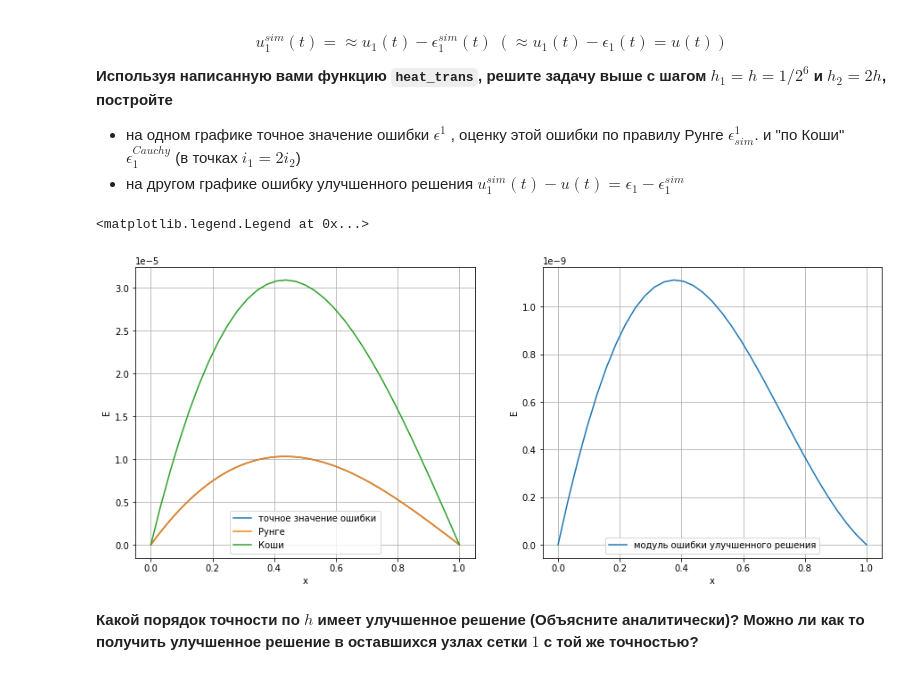
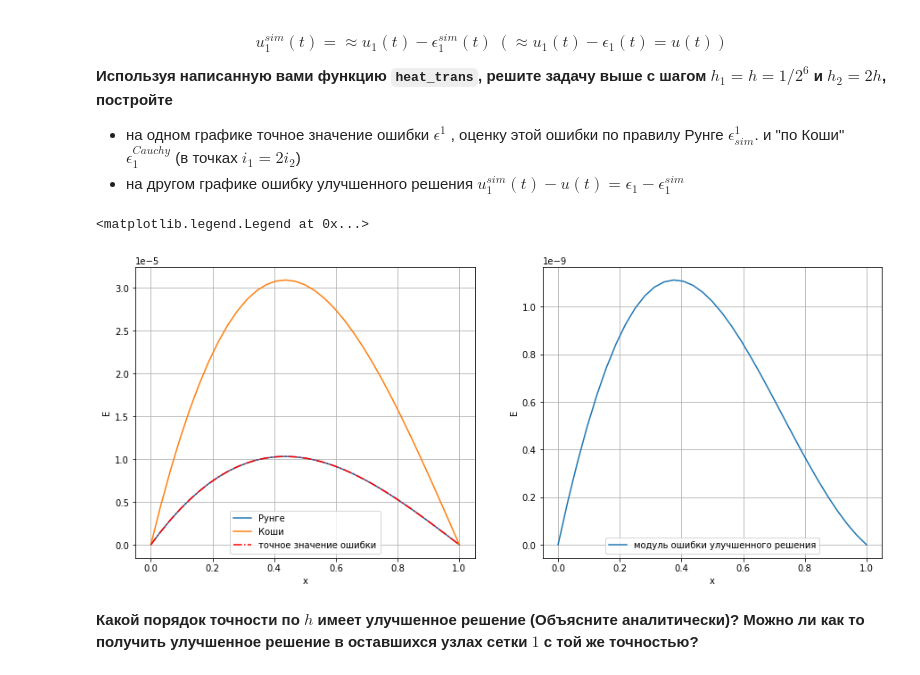
Before and after one commit to DziyanaC/---, a Jupyter notebook: diffusion_eq.ipynb, the cells around one changed output. Saved outputs shown, nothing was run; the diff lists cells and outputs as text; code cells hidden in the pictures.

```diff
--- a/diffusion_eq.ipynb
+++ b/diffusion_eq.ipynb
@@ -141,35 +141,35 @@ N2 = 2**5
 q = lambda x: x**2
 f = lambda x: (np.pi**2 / 4 + x**2) * np.cos((np.pi / 2) * x)
 
 x1 = np.linspace(0, l, N1 + 1)
 x2 = np.linspace(0, l, N2 + 1)
 
 y1 = heat_trans(q, f, u0, ul, l, N1)
 y2 = heat_trans(q, f, u0, ul, l, N2)
 
 u1_exact = np.cos(np.pi * x1 / 2)
 E1_exact = np.abs(y1 - u1_exact)
 
 E_cauchy = np.abs(y2 - y1[::2])
 E_sim = np.abs(y2 - y1[::2]) / (2**2 - 1)
 
 fig, axes = plt.subplots(1, 2, figsize=(15, 6))
 ax1, ax2 = axes
 ax1.set(xlabel = "x", ylabel = "E")
-ax1.plot(x1, E1_exact, label = "точное значение ошибки")
 ax1.plot(x2, E_sim, label = "Рунге")
 ax1.plot(x2, E_cauchy, label = "Коши")
+ax1.plot(x1, E1_exact, label = "точное значение ошибки", color='red', linestyle='dashdot')
 ax1.legend()
 ax1.grid(True)
 ax1.legend(loc='best')
 
 ax2.set(xlabel = "x", ylabel = "E")
 ax2.plot(x2, np.abs(E1_exact[::2] - E_sim), label="модуль ошибки улучшенного решения")
 ax2.grid(True)
 ax2.legend(loc='best')
 # %% [output]
 <matplotlib.legend.Legend at 0x...>
-[figure, old version]
+[figure, new version]
 # %% [markdown]
 **Какой порядок точности по $h$ имеет улучшенное решение (Объясните аналитически)?
 Можно ли как то получить улучшенное решение в оставшихся узлах сетки $1$ с той же точностью?**
```
Also changed, not shown: parts of 1 cell of this notebook.
